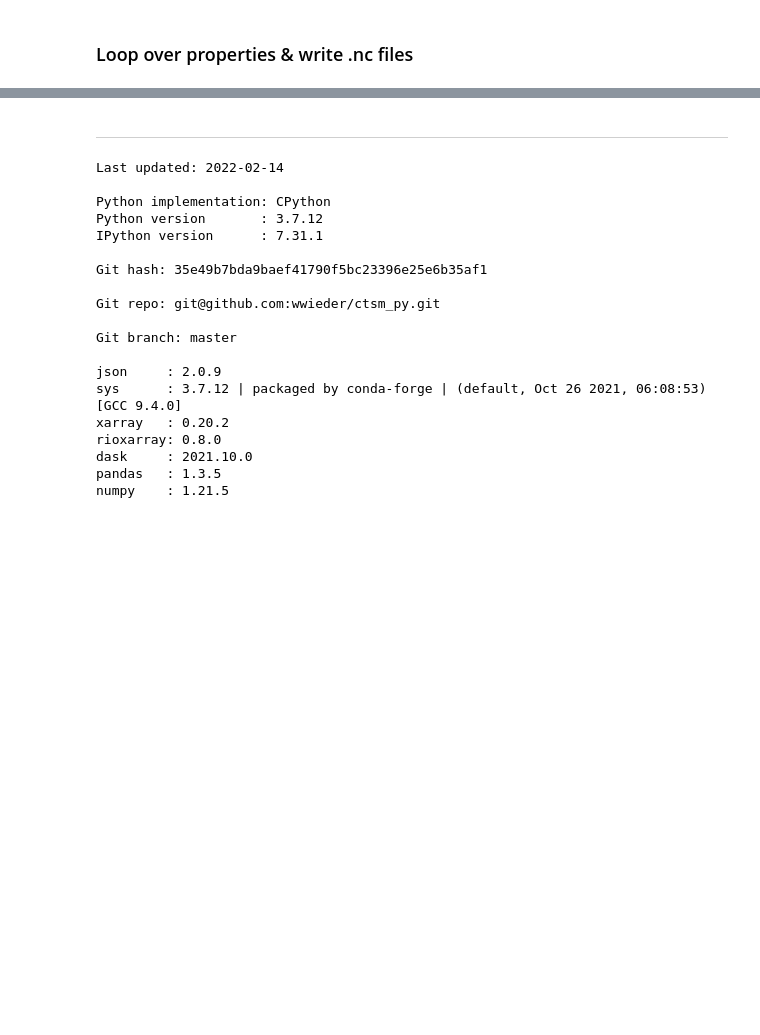
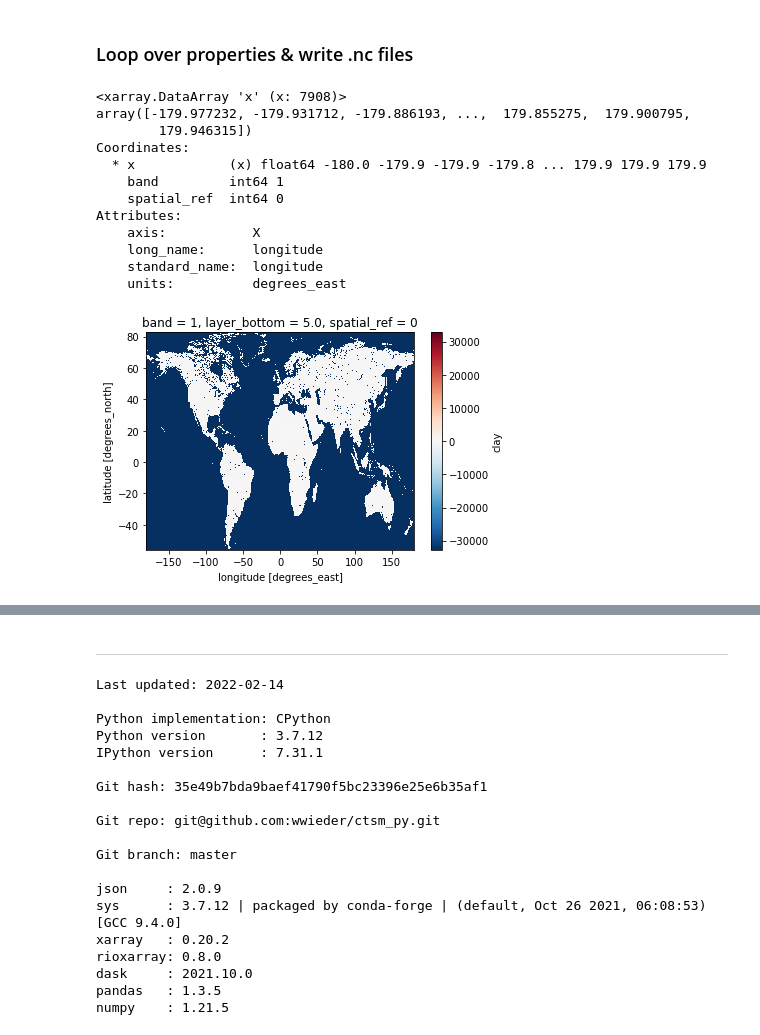
Before and after one commit to wwieder/ctsm_py, a Jupyter notebook: notebooks/tiff2nc.ipynb, the cells around one changed output, grey strips where cells are left out. Saved outputs shown, nothing was run; the diff lists cells and outputs as text; code cells hidden in the pictures; blank space fills up the shorter version.

```diff
--- a/notebooks/tiff2nc.ipynb
+++ b/notebooks/tiff2nc.ipynb
@@ -105,2 +89,20 @@ Attributes:
 # %% [markdown]
 ### Loop over properties & write .nc files
+# %%
+temp = rds.rio.reproject('EPSG:4326')
+temp.isel(layer_bottom=0).plot() ;
+temp.x
+# %% [output]
+<xarray.DataArray 'x' (x: 7908)>
+array([-179.977232, -179.931712, -179.886193, ...,  179.855275,  179.900795,
+        179.946315])
+Coordinates:
+  * x            (x) float64 -180.0 -179.9 -179.9 -179.8 ... 179.9 179.9 179.9
+    band         int64 1
+    spatial_ref  int64 0
+Attributes:
+    axis:           X
+    long_name:      longitude
+    standard_name:  longitude
+    units:          degrees_east
+[figure, added]
```
Also changed, not shown: parts of 18 cells of this notebook, 1 other file.
